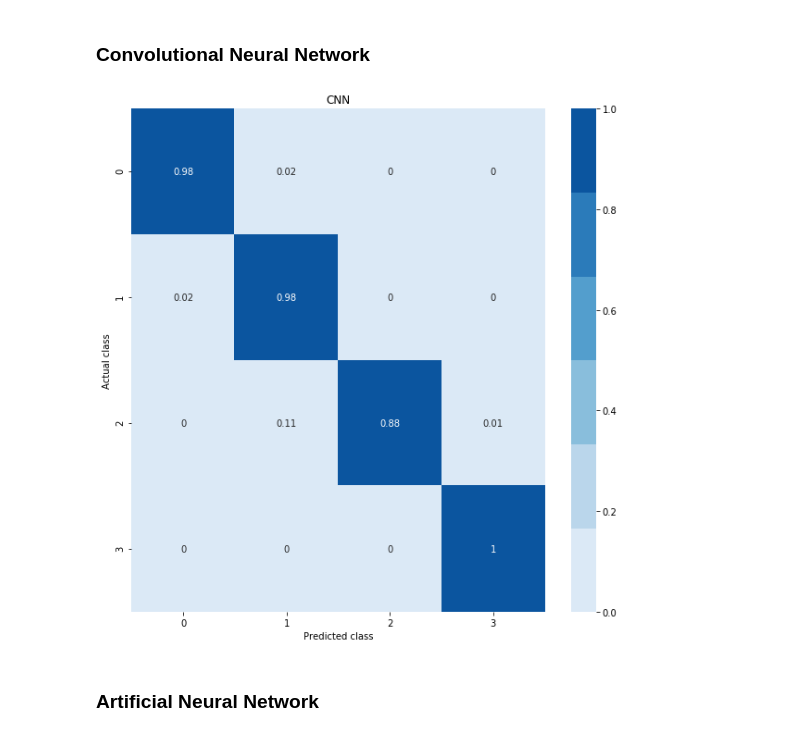
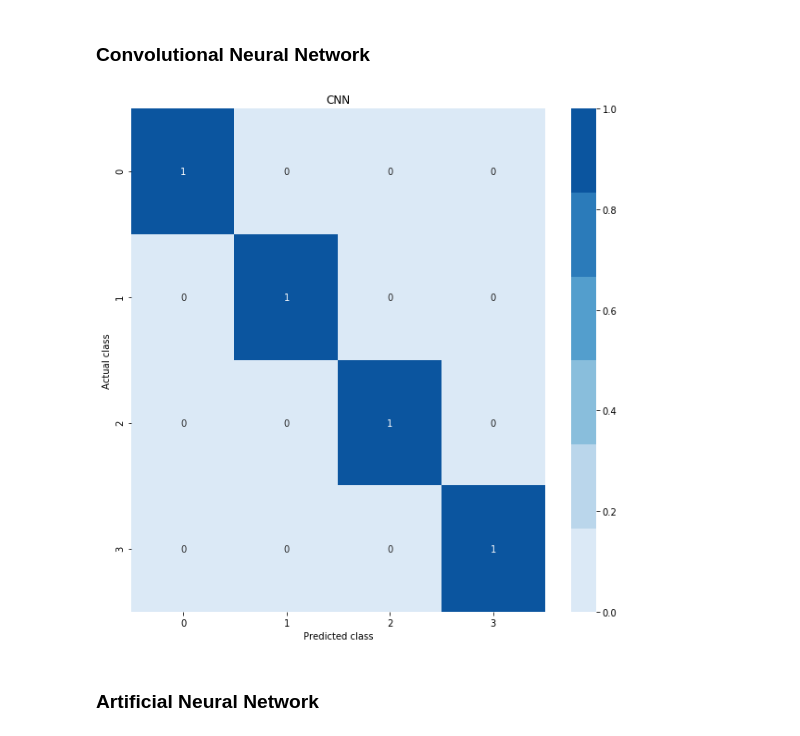
Before and after one commit to BA-Software-Development-Ed/ai-exam-project, a Jupyter notebook: src/notebooks/FaceRecognizer.ipynb, the cells around one changed output. Saved outputs shown, nothing was run; the diff lists cells and outputs as text; code cells hidden in the pictures.

```diff
--- a/src/notebooks/FaceRecognizer.ipynb
+++ b/src/notebooks/FaceRecognizer.ipynb
@@ -37,10 +37,10 @@ daughter_path = '../data/PersonGroup/Family1-Daughter'
 # %% [markdown]
 ## Data Generation
 # %%
-(train_dad_data, test_dad_data) = DataGenerator.generate(dad_path, 150, label=0, test_size=.2, face_detector=face_detector)
-(train_mom_data, test_mom_data) = DataGenerator.generate(mom_path, 150, label=1, test_size=.2, face_detector=face_detector)
-(train_son_data, test_son_data) = DataGenerator.generate(son_path, 150, label=2, test_size=.2, face_detector=face_detector)
-(train_daughter_data, test_daughter_data) = DataGenerator.generate(daughter_path, 150, label=3, test_size=.2, face_detector=face_detector)
+(train_dad_data, test_dad_data) = DataGenerator.generate(dad_path, 1000, label=0, test_size=.2, face_detector=face_detector)
+(train_mom_data, test_mom_data) = DataGenerator.generate(mom_path, 1000, label=1, test_size=.2, face_detector=face_detector)
+(train_son_data, test_son_data) = DataGenerator.generate(son_path, 1000, label=2, test_size=.2, face_detector=face_detector)
+(train_daughter_data, test_daughter_data) = DataGenerator.generate(daughter_path, 1000, label=3, test_size=.2, face_detector=face_detector)
 
 (train_images, train_labels) = DataGenerator.merge_shuffle([train_dad_data, train_mom_data, train_son_data, train_daughter_data])
 (test_images, test_labels) = DataGenerator.merge_shuffle([test_dad_data, test_mom_data, test_son_data, test_daughter_data])
@@ -62,13 +62,14 @@ Displayer.images(train_images_gray[200:], 20)
 ### Convolutional Neural Network
 # %%
 cnn_model = models.Sequential([
-    Conv2D(25, (5, 5), activation='relu', input_shape=(100, 100, 3)),
-    Dropout(.2),
-    MaxPooling2D((5, 5)),
-    Conv2D(50, (3, 3), activation='relu'),
-    MaxPooling2D((3, 3)),
-    Conv2D(50, (3, 3), activation='relu'),
+    Conv2D(25, (2, 2), input_shape=(100, 100, 3)),
+    Dropout(.4),
+    MaxPooling2D((2, 2)),
+    Conv2D(50, (2, 2), activation='relu'),
+    MaxPooling2D((2, 2)),
+    Conv2D(50, (2, 2), activation='relu'),
     Flatten(),
+    Dense(50, activation='relu'),
     Dense(len(classes))
 ])
 # %% [markdown]
@@ -97,5 +98,5 @@ ann_recognizer = FaceRecognizer(classes, face_detector, model=ann_model)
 # %% [markdown]
 ## Model Training
 # %%
-# cnn_recognizer.train_model((train_images, train_labels), (test_images, test_labels), epochs=5)
-# ann_recognizer.train_model((train_images_gray, train_labels), (test_images_gray, test_labels), epochs=15)
+cnn_recognizer.train_model((train_images, train_labels), (test_images, test_labels), epochs=20)
+ann_recognizer.train_model((train_images_gray, train_labels), (test_images_gray, test_labels), epochs=20)
@@ -103,6 +113,6 @@ ann_recognizer = FaceRecognizer(classes, face_detector, model=ann_model)
 ## Save & Load Model with History
 # %%
 # cnn_recognizer.save_model('../models/cnn_model_2of4')
-cnn_recognizer.load_model('../models/cnn_model_3of4')
+# cnn_recognizer.load_model('../models/cnn_model_3of4')
 cnn_recognizer.model_summary()
 # %% [output]
@@ -158,9 +168,9 @@ Displayer.acc_history(ann_recognizer.history, 'ANN', save_as='ann_history_3of4.p
 ### Convolutional Neural Network
 # %%
 predictions = cnn_recognizer.recognize_many(test_images)
-Displayer.conf_matrix(predictions, test_labels, 'CNN', save_as='cnn_conf_matrix_3of4.png')
+Displayer.conf_matrix(predictions, test_labels, 'CNN')
 # %% [output]
-[figure, old version]
+[figure, new version]
 # %% [markdown]
 ### Artificial Neural Network
 # %%
```
Also changed, not shown: parts of 8 cells of this notebook, 6 other files.
